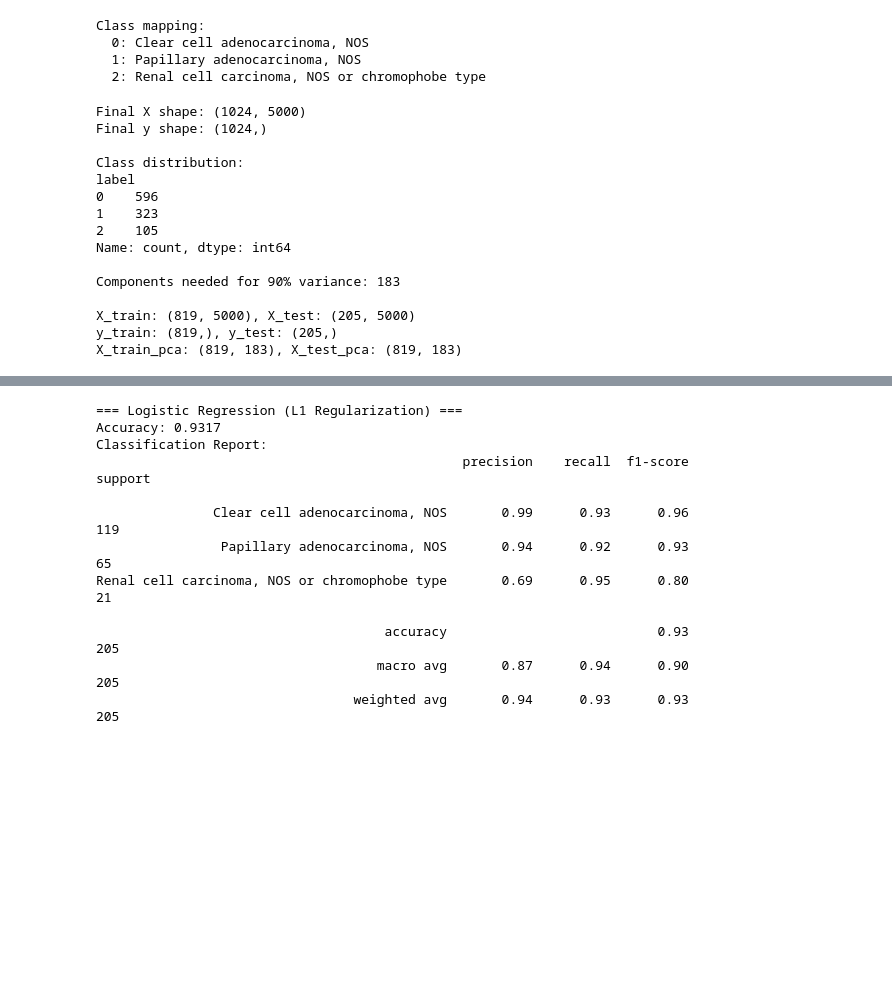
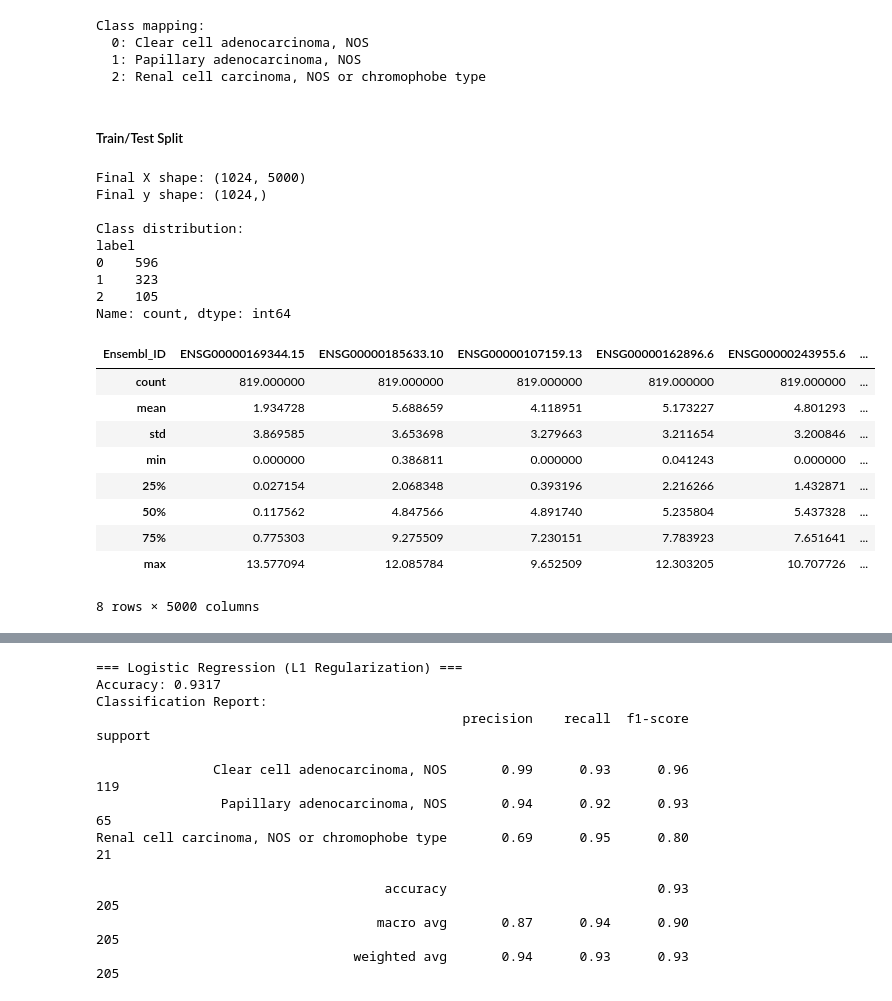
Before and after one commit to emaanpirzada/Kidney_MachineLearning, a Jupyter notebook: Final.ipynb, the cells around one changed output, grey strips where cells are left out. Drawn from its saved outputs; the diff is of its cells as text; code cells hidden in the pictures; blank space fills up the shorter version.

```diff
--- a/Final.ipynb
+++ b/Final.ipynb
@@ -135,6 +167,8 @@ Class mapping:
   0: Clear cell adenocarcinoma, NOS
   1: Papillary adenocarcinoma, NOS
   2: Renal cell carcinoma, NOS or chromophobe type
+# %% [markdown]
+##### Train/Test Split
 # %%
 # Align x and y, then split
 # Align on shared samples (same order)
@@ -153,40 +187,6 @@ X_train, X_test, y_train, y_test = train_test_split(
     random_state=42,
     stratify=y          # preserves subtype proportions in both splits
 )
-
-# Linearly scales the data
-scaler = StandardScaler()
-X_train_scaled = scaler.fit_transform(X_train)  # fit ONLY on train
-X_test_scaled = scaler.transform(X_test)         # transform test using train's parameters
-
-# PCA scales the data
-pca = PCA(random_state=42)
-pca.fit(X_train_scaled)
-cumulative_variance = pca.explained_variance_ratio_.cumsum()
-n_components_90 = (cumulative_variance < 0.90).sum() + 1
-print(f"\nComponents needed for 90% variance: {n_components_90}")
-
-pca = PCA(n_components=n_components_90, random_state=42)
-X_train_pca = pca.fit_transform(X_train_scaled)
-X_test_pca  = pca.transform(X_test_scaled)
-
-
-# combine linearly scaled train and test sets to store
-X_all = np.vstack([X_train_scaled, X_test_scaled])      # Combines train and test for features
-y_all = np.concatenate([y_train, y_test])   # Combines train and test labels
-df = pd.DataFrame(X_all)    # Creates dataframe of features
-df["label"] = y_all         # Adds label to dataframe
-#df.to_csv("Data/Linear_Scaled.tsv", sep="\t", index=False)
-
-# combine PCA scaled train and test sets to store
-X_all_pca = np.vstack([X_train_pca, X_test_pca])      # Combines train and test for features
-df = pd.DataFrame(X_all_pca)        # Creates dataframe for features
-df["label"] = y_all             # Add label to dataframe
-#df.to_csv("Data/PCA_Scaled.tsv", sep="\t", index=False)
-
-print(f"\nX_train: {X_train.shape}, X_test: {X_test.shape}")
-print(f"y_train: {y_train.shape}, y_test: {y_test.shape}")
-print(f"X_train_pca: {X_train_pca.shape}, X_test_pca: {X_train_pca.shape}")
 # %% [output]
 Final X shape: (1024, 5000)
 Final y shape: (1024,)
@@ -197,9 +197,16 @@ label
 1    323
 2    105
 Name: count, dtype: int64
-
-Components needed for 90% variance: 183
-
-X_train: (819, 5000), X_test: (205, 5000)
-y_train: (819,), y_test: (205,)
-X_train_pca: (819, 183), X_test_pca: (819, 183)
+# %%
+X_train.describe()
+# %% [output]
+| Ensembl_ID | ENSG00000169344.15 | ENSG00000185633.10 | ENSG00000107159.13 | ENSG00000162896.6 | ENSG00000243955.6 | ... |
+| count | 819.000000 | 819.000000 | 819.000000 | 819.000000 | 819.000000 | ... |
+| mean | 1.934728 | 5.688659 | 4.118951 | 5.173227 | 4.801293 | ... |
+| std | 3.869585 | 3.653698 | 3.279663 | 3.211654 | 3.200846 | ... |
+| min | 0.000000 | 0.386811 | 0.000000 | 0.041243 | 0.000000 | ... |
+| 25% | 0.027154 | 2.068348 | 0.393196 | 2.216266 | 1.432871 | ... |
+| 50% | 0.117562 | 4.847566 | 4.891740 | 5.235804 | 5.437328 | ... |
+| 75% | 0.775303 | 9.275509 | 7.230151 | 7.783923 | 7.651641 | ... |
+| max | 13.577094 | 12.085784 | 9.652509 | 12.303205 | 10.707726 | ... |
+8 rows × 5000 columns
```
Also changed, not shown: parts of 17 cells of this notebook.
